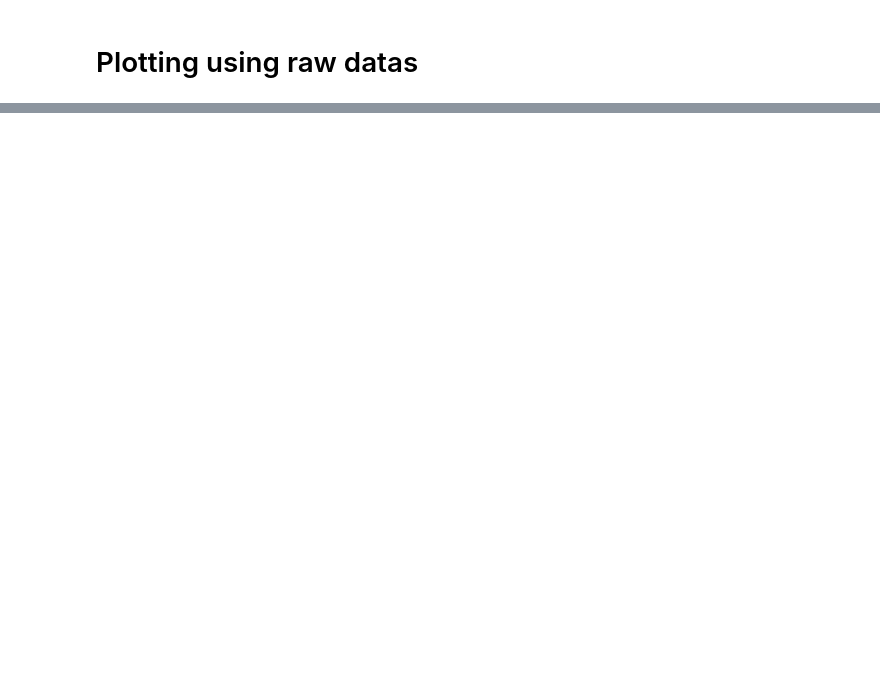
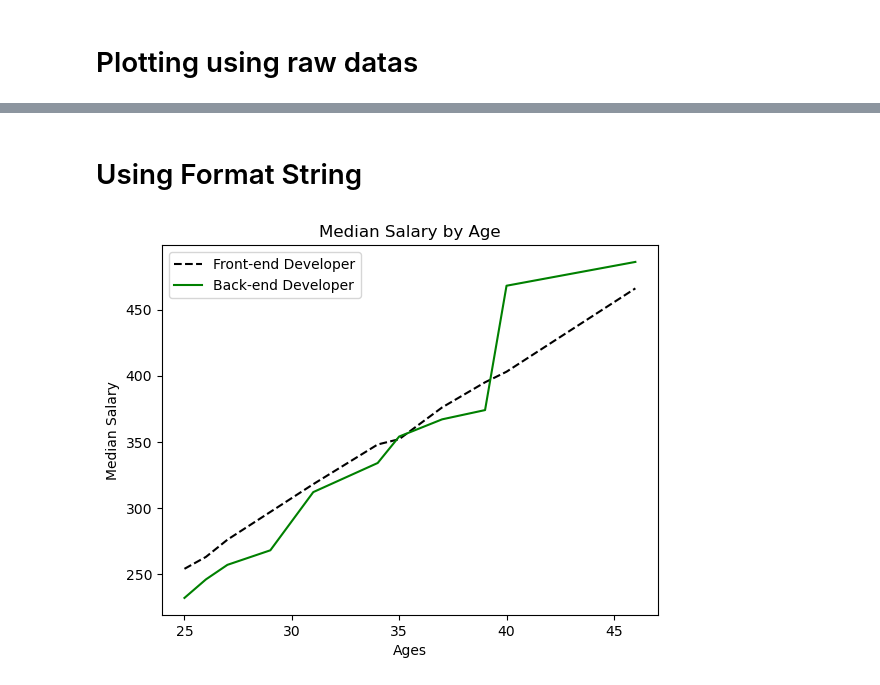
Before and after one commit to nishanlimbuchemjong/Matplotlib-for-ML-DL-AI, a Jupyter notebook: creating and customizing first plot.ipynb, the cells around one changed output, grey strips where cells are left out. Saved outputs shown, nothing was run; the diff lists cells and outputs as text; code cells hidden in the pictures; blank space fills up the shorter version.

```diff
--- a/creating and customizing first plot.ipynb
+++ b/creating and customizing first plot.ipynb
@@ -23,0 +23,16 @@ plt.show()
+# %% [markdown]
+# Using Format String
+# %%
+# Giving some titiles and labels to make it more informative
+plt.plot(fx, fy, 'k--', label='Front-end Developer')  # 'k--'-> format string that says black color, dashed line
+
+# raw data of backend developer
+by = [232, 246, 257, 268, 312, 334, 354, 367, 374, 468, 486]
+plt.plot(bx, by, 'g', label='Back-end Developer')  # 'g' --> green color and other is default
+plt.title('Median Salary by Age')
+plt.xlabel('Ages')
+plt.ylabel('Median Salary')
+plt.legend()
+plt.show()
+# %% [output]
+[figure, added]
```
Also changed, not shown: parts of 2 cells of this notebook.
